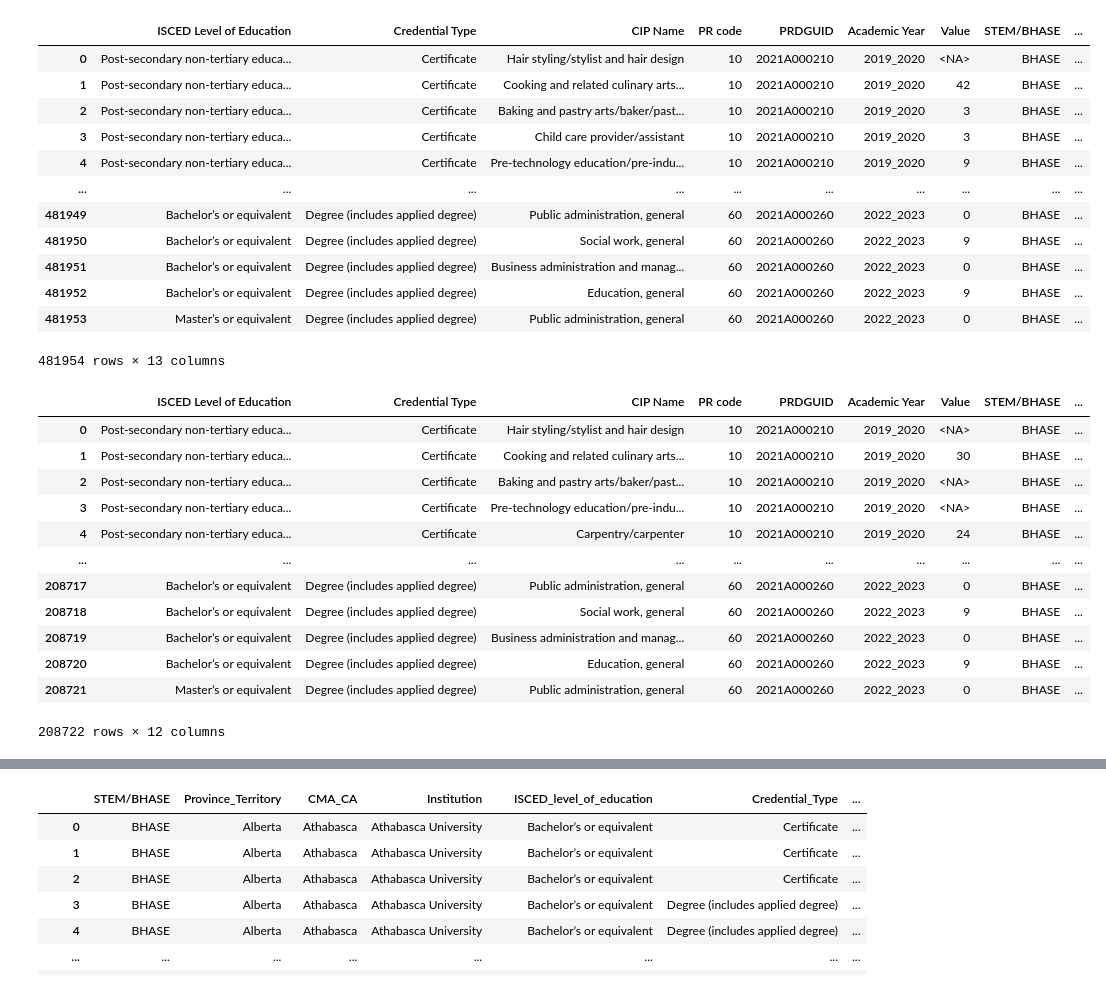
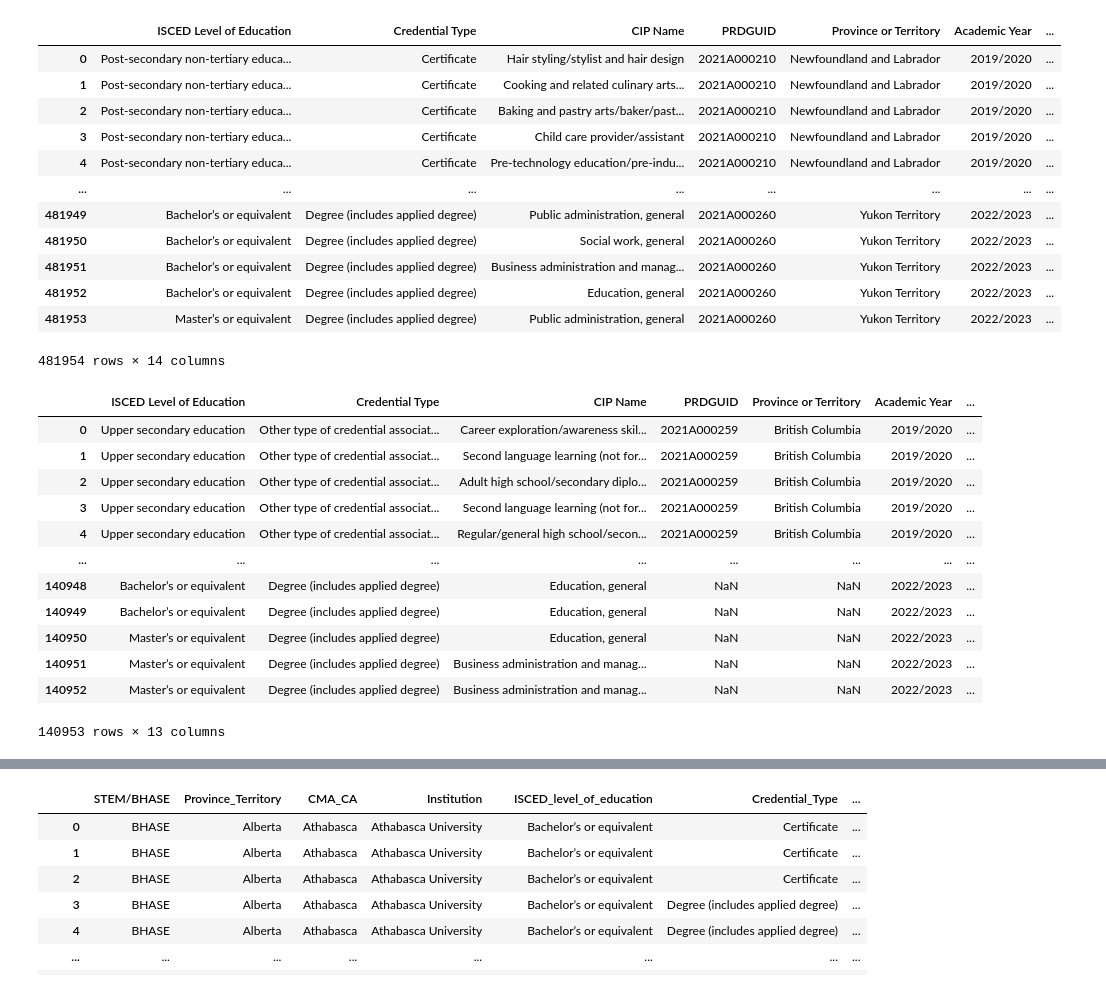
Before and after one commit to samuelmorency/StatCan-Web-App, a Jupyter notebook: data/data_wrangle backup.ipynb, the cells around one changed output, grey strips where cells are left out. Saved outputs shown, nothing was run; the diff lists cells and outputs as text; code cells hidden in the pictures.

```diff
--- a/data/data_wrangle backup.ipynb
+++ b/data/data_wrangle backup.ipynb
@@ -46,5 +46,6 @@ gen_df_22_23
 # %%
 gen_df = pd.concat([gen_df_19_22, gen_df_22_23], ignore_index=True)
+gen_df['Academic Year'] = gen_df['Academic Year'].astype(str).str.replace('_', '/')
 gen_df
 # %% [output]
 |  | ISCED Level of Education | Credential Type | CIP6 Code | CIP Name | PR code | PRdguid | Province or Territory | ... |
@@ -63,67 +64,69 @@ gen_df
 # %%
 def clean_data(df):
     # Drop columns: 'CIP6 Code', 'Province or Territory' and 4 other columns
     df_clean = (df
-          .drop(columns=['CIP6 Code', 'Province or Territory', 'Enrollment Type', 'CMAname', 'CSDname'])
+          .drop(columns=['CIP6 Code', ' PR code', 'Enrollment Type', 'CMAname', 'CSDname'])
           .rename(columns={'Source Sheet': 'STEM/BHASE',
-                           ' PR code': 'PR code',
                            'PRdguid': 'PRDGUID',
                            'CMAuid': 'CMAPUID',
                            'CSDuid': 'CSDUID'})
-          .astype({'PR code': 'category',
+          .astype({'Province or Territory': 'category',
                    'ISCED Level of Education': 'category',
                    'Credential Type': 'category',
                    'CIP Name': 'category',
                    'PRDGUID': 'category',
                    'Academic Year': 'category',
                    'STEM/BHASE': 'category',
                    'Institution': 'category',
                    'CMAPUID': 'category',
-                   'CSDUID': 'category'})
+                   'CSDUID': 'category',
+                   'DGUID': 'category'})
     )
     df_clean['GRAD/ENROLL'] = df_clean['STEM/BHASE'].str.replace("^[^_]+_[^_]+_([^_]+)_.*$", lambda match: match.group(1), regex=True)
     df_clean['GEO'] = df_clean['STEM/BHASE'].str.replace(".*_([^_]*)$", lambda match: match.group(1), regex=True)
     df_clean['STEM/BHASE'] = (df_clean['STEM/BHASE']
                         .str.replace("^BHASE\\w+?$", "BHASE", case=False, regex=True)
                         .str.replace("^STEM\\w+?$", "STEM", case=False, regex=True)
     )
     df_clean['Value'] = df_clean['Value'].replace("..", np.nan).astype('float').astype('Int32')
 
     return df_clean
 
 gen_df_clean = clean_data(gen_df)
 gen_df_clean
 # %% [output]
-|  | ISCED Level of Education | Credential Type | CIP Name | PR code | PRDGUID | Academic Year | Value | STEM/BHASE | ... |
-| 0 | Post-secondary non-tertiary educa... | Certificate | Hair styling/stylist and hair design | 10 | 2021A000210 | 2019_2020 | <NA> | BHASE | ... |
-| 1 | Post-secondary non-tertiary educa... | Certificate | Cooking and related culinary arts... | 10 | 2021A000210 | 2019_2020 | 42 | BHASE | ... |
-| 2 | Post-secondary non-tertiary educa... | Certificate | Baking and pastry arts/baker/past... | 10 | 2021A000210 | 2019_2020 | 3 | BHASE | ... |
-| 3 | Post-secondary non-tertiary educa... | Certificate | Child care provider/assistant | 10 | 2021A000210 | 2019_2020 | 3 | BHASE | ... |
-| 4 | Post-secondary non-tertiary educa... | Certificate | Pre-technology education/pre-indu... | 10 | 2021A000210 | 2019_2020 | 9 | BHASE | ... |
-| ... | ... | ... | ... | ... | ... | ... | ... | ... | ... |
-| 481949 | Bachelor’s or equivalent | Degree (includes applied degree) | Public administration, general | 60 | 2021A000260 | 2022_2023 | 0 | BHASE | ... |
-| 481950 | Bachelor’s or equivalent | Degree (includes applied degree) | Social work, general | 60 | 2021A000260 | 2022_2023 | 9 | BHASE | ... |
-| 481951 | Bachelor’s or equivalent | Degree (includes applied degree) | Business administration and manag... | 60 | 2021A000260 | 2022_2023 | 0 | BHASE | ... |
-| 481952 | Bachelor’s or equivalent | Degree (includes applied degree) | Education, general | 60 | 2021A000260 | 2022_2023 | 9 | BHASE | ... |
-| 481953 | Master’s or equivalent | Degree (includes applied degree) | Public administration, general | 60 | 2021A000260 | 2022_2023 | 0 | BHASE | ... |
+|  | ISCED Level of Education | Credential Type | CIP Name | PRDGUID | Province or Territory | Academic Year | ... |
+| 0 | Post-secondary non-tertiary educa... | Certificate | Hair styling/stylist and hair design | 2021A000210 | Newfoundland and Labrador | 2019/2020 | ... |
+| 1 | Post-secondary non-tertiary educa... | Certificate | Cooking and related culinary arts... | 2021A000210 | Newfoundland and Labrador | 2019/2020 | ... |
+| 2 | Post-secondary non-tertiary educa... | Certificate | Baking and pastry arts/baker/past... | 2021A000210 | Newfoundland and Labrador | 2019/2020 | ... |
+| 3 | Post-secondary non-tertiary educa... | Certificate | Child care provider/assistant | 2021A000210 | Newfoundland and Labrador | 2019/2020 | ... |
+| 4 | Post-secondary non-tertiary educa... | Certificate | Pre-technology education/pre-indu... | 2021A000210 | Newfoundland and Labrador | 2019/2020 | ... |
+| ... | ... | ... | ... | ... | ... | ... | ... |
+| 481949 | Bachelor’s or equivalent | Degree (includes applied degree) | Public administration, general | 2021A000260 | Yukon Territory | 2022/2023 | ... |
+| 481950 | Bachelor’s or equivalent | Degree (includes applied degree) | Social work, general | 2021A000260 | Yukon Territory | 2022/2023 | ... |
+| 481951 | Bachelor’s or equivalent | Degree (includes applied degree) | Business administration and manag... | 2021A000260 | Yukon Territory | 2022/2023 | ... |
+| 481952 | Bachelor’s or equivalent | Degree (includes applied degree) | Education, general | 2021A000260 | Yukon Territory | 2022/2023 | ... |
+| 481953 | Master’s or equivalent | Degree (includes applied degree) | Public administration, general | 2021A000260 | Yukon Territory | 2022/2023 | ... |
-481954 rows × 13 columns
+481954 rows × 14 columns
 # %%
+
 # Filter out rows with 'GRAD/ENROLL' as 'ENROLL'
 gen_df_grads = gen_df_clean[gen_df_clean['GRAD/ENROLL'] == 'GRAD'].drop(columns=['GRAD/ENROLL'])
 gen_df_grads = gen_df_grads[gen_df_grads['CMAPUID'] != 'Z_Non-CMACA']
+gen_df_grads = gen_df_grads[gen_df_grads['GEO'] != 'PROV']
 gen_df_grads.reset_index(drop=True, inplace=True)
 gen_df_grads
 # %% [output]
-|  | ISCED Level of Education | Credential Type | CIP Name | PR code | PRDGUID | Academic Year | Value | STEM/BHASE | ... |
-| 0 | Post-secondary non-tertiary educa... | Certificate | Hair styling/stylist and hair design | 10 | 2021A000210 | 2019_2020 | <NA> | BHASE | ... |
-| 1 | Post-secondary non-tertiary educa... | Certificate | Cooking and related culinary arts... | 10 | 2021A000210 | 2019_2020 | 30 | BHASE | ... |
-| 2 | Post-secondary non-tertiary educa... | Certificate | Baking and pastry arts/baker/past... | 10 | 2021A000210 | 2019_2020 | <NA> | BHASE | ... |
-| 3 | Post-secondary non-tertiary educa... | Certificate | Pre-technology education/pre-indu... | 10 | 2021A000210 | 2019_2020 | <NA> | BHASE | ... |
-| 4 | Post-secondary non-tertiary educa... | Certificate | Carpentry/carpenter | 10 | 2021A000210 | 2019_2020 | 24 | BHASE | ... |
-| ... | ... | ... | ... | ... | ... | ... | ... | ... | ... |
-| 208717 | Bachelor’s or equivalent | Degree (includes applied degree) | Public administration, general | 60 | 2021A000260 | 2022_2023 | 0 | BHASE | ... |
-| 208718 | Bachelor’s or equivalent | Degree (includes applied degree) | Social work, general | 60 | 2021A000260 | 2022_2023 | 9 | BHASE | ... |
-| 208719 | Bachelor’s or equivalent | Degree (includes applied degree) | Business administration and manag... | 60 | 2021A000260 | 2022_2023 | 0 | BHASE | ... |
-| 208720 | Bachelor’s or equivalent | Degree (includes applied degree) | Education, general | 60 | 2021A000260 | 2022_2023 | 9 | BHASE | ... |
-| 208721 | Master’s or equivalent | Degree (includes applied degree) | Public administration, general | 60 | 2021A000260 | 2022_2023 | 0 | BHASE | ... |
+|  | ISCED Level of Education | Credential Type | CIP Name | PRDGUID | Province or Territory | Academic Year | ... |
+| 0 | Upper secondary education | Other type of credential associat... | Career exploration/awareness skil... | 2021A000259 | British Columbia | 2019/2020 | ... |
+| 1 | Upper secondary education | Other type of credential associat... | Second language learning (not for... | 2021A000259 | British Columbia | 2019/2020 | ... |
+| 2 | Upper secondary education | Other type of credential associat... | Adult high school/secondary diplo... | 2021A000259 | British Columbia | 2019/2020 | ... |
+| 3 | Upper secondary education | Other type of credential associat... | Second language learning (not for... | 2021A000259 | British Columbia | 2019/2020 | ... |
+| 4 | Upper secondary education | Other type of credential associat... | Regular/general high school/secon... | 2021A000259 | British Columbia | 2019/2020 | ... |
+| ... | ... | ... | ... | ... | ... | ... | ... |
+| 140948 | Bachelor’s or equivalent | Degree (includes applied degree) | Education, general | NaN | NaN | 2022/2023 | ... |
+| 140949 | Bachelor’s or equivalent | Degree (includes applied degree) | Education, general | NaN | NaN | 2022/2023 | ... |
+| 140950 | Master’s or equivalent | Degree (includes applied degree) | Education, general | NaN | NaN | 2022/2023 | ... |
+| 140951 | Master’s or equivalent | Degree (includes applied degree) | Business administration and manag... | NaN | NaN | 2022/2023 | ... |
+| 140952 | Master’s or equivalent | Degree (includes applied degree) | Business administration and manag... | NaN | NaN | 2022/2023 | ... |
-208722 rows × 12 columns
+140953 rows × 13 columns
```
Also changed, not shown: parts of 7 cells of this notebook, 6 other files.
